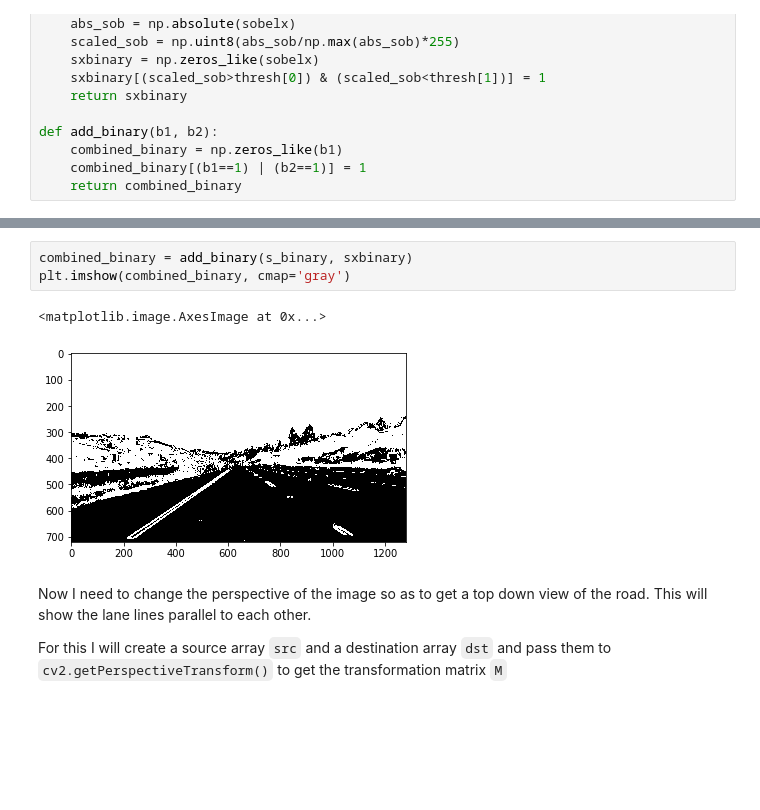
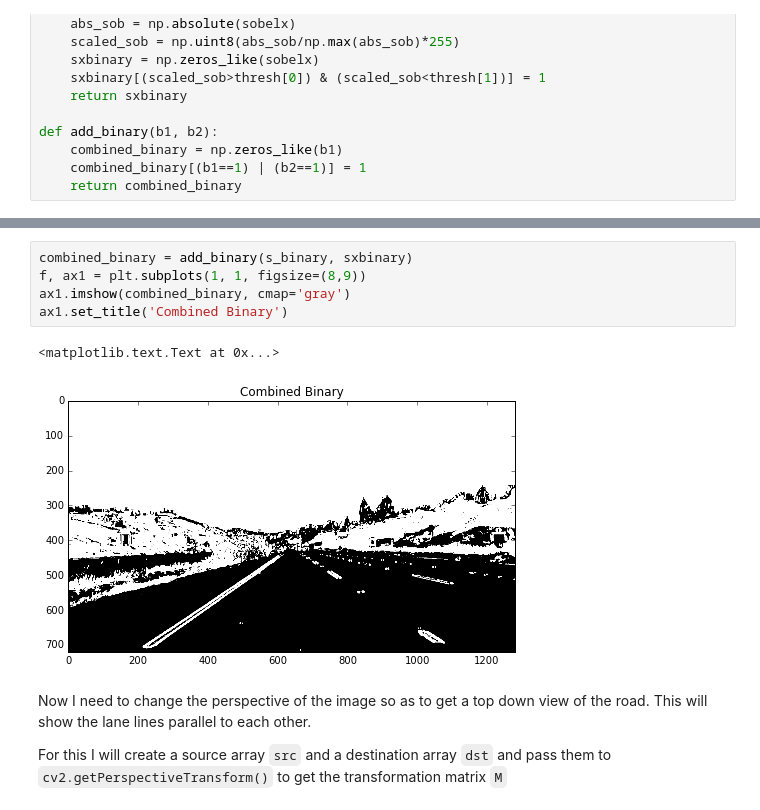
Before and after one commit to nikhil-sinnarkar/CarND-Advanced-Lane-Lines-master, a Jupyter notebook: notebook.ipynb, the cells around one changed output, grey strips where cells are left out. Drawn from its saved outputs; the diff is of its cells as text; blank space fills up the shorter version.

```diff
--- a/notebook.ipynb
+++ b/notebook.ipynb
@@ -127,9 +127,11 @@ ax2.set_title('Gradient along x axis')
 # %%
 combined_binary = add_binary(s_binary, sxbinary)
-plt.imshow(combined_binary, cmap='gray')
+f, ax1 = plt.subplots(1, 1, figsize=(8,9))
+ax1.imshow(combined_binary, cmap='gray')
+ax1.set_title('Combined Binary')
 # %% [output]
-<matplotlib.image.AxesImage at 0x...>
+<matplotlib.text.Text at 0x...>
-[figure, old version]
+[figure, new version]
 # %% [markdown]
 Now I need to change the perspective of the image so as to get a top down view of the road. This will show the lane lines parallel to each other.
 
```
Also changed, not shown: parts of 21 cells of this notebook.
